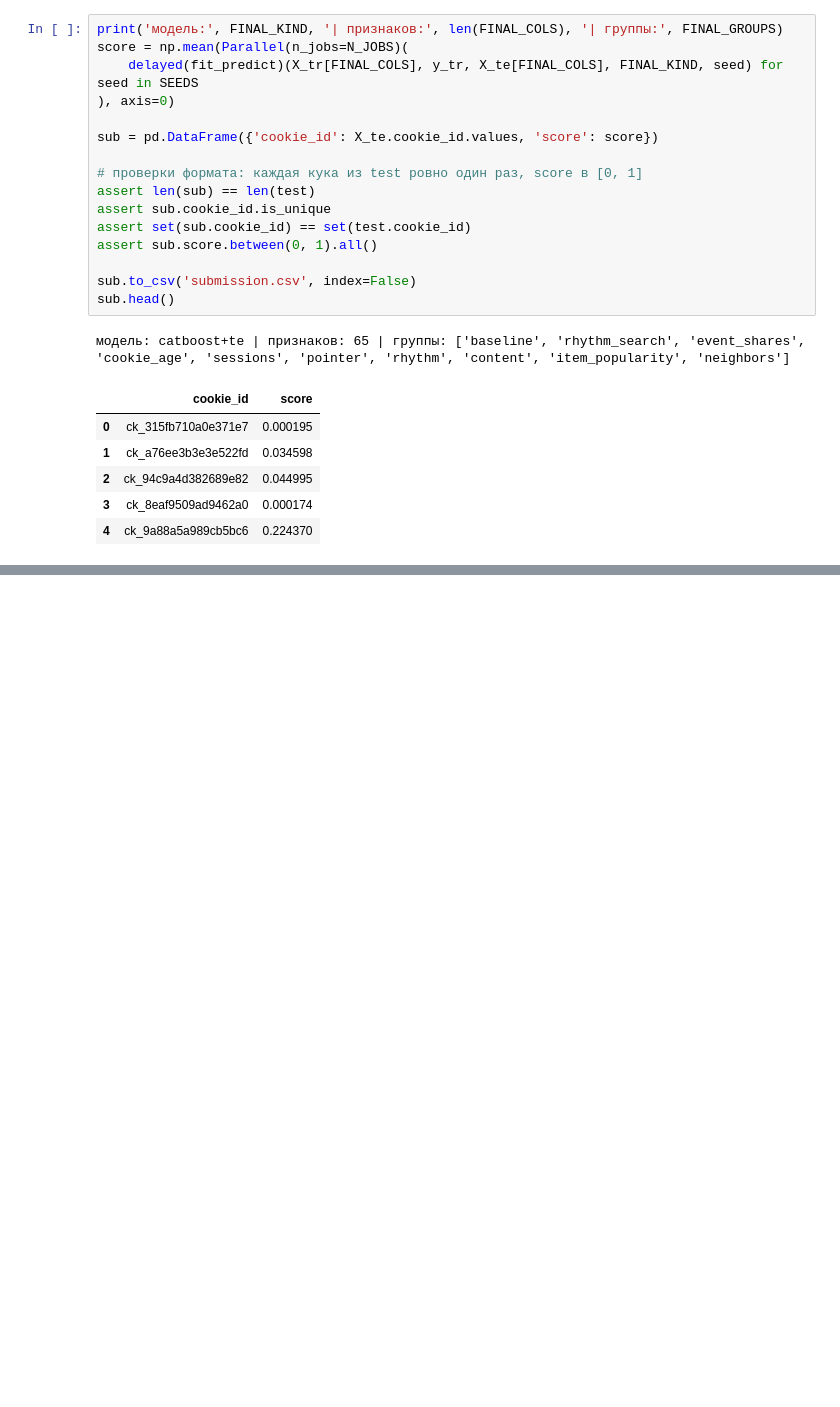
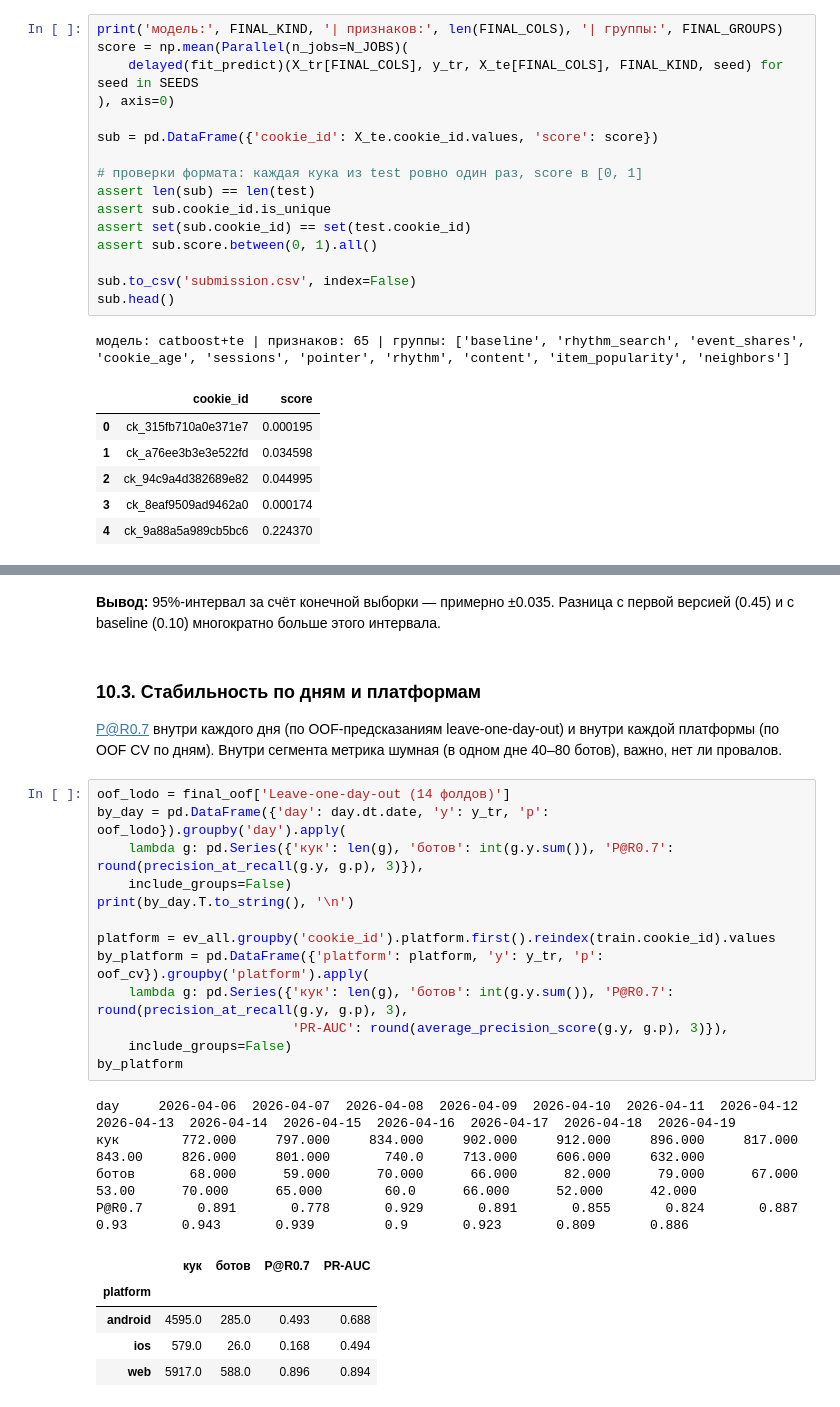
Before and after one commit to xloned/avito-bot-detection-challenge, a Jupyter notebook: solution.ipynb, the cells around one changed output, grey strips where cells are left out. Drawn from its saved outputs; the diff is of its cells as text; blank space fills up the shorter version.

```diff
--- a/solution.ipynb
+++ b/solution.ipynb
@@ -1181,0 +1276,29 @@ sub.head()
+# %% [markdown]
+**Вывод:** 95%-интервал за счёт конечной выборки — примерно ±0.035. Разница с первой версией (0.45) и с baseline (0.10) многократно больше этого интервала.
+# %% [markdown]
+### 10.3. Стабильность по дням и платформам
+
+P@R0.7 внутри каждого дня (по OOF-предсказаниям leave-one-day-out) и внутри каждой платформы (по OOF CV по дням). Внутри сегмента метрика шумная (в одном дне 40–80 ботов), важно, нет ли провалов.
+# %%
+oof_lodo = final_oof['Leave-one-day-out (14 фолдов)']
+by_day = pd.DataFrame({'day': day.dt.date, 'y': y_tr, 'p': oof_lodo}).groupby('day').apply(
+    lambda g: pd.Series({'кук': len(g), 'ботов': int(g.y.sum()), 'P@R0.7': round(precision_at_recall(g.y, g.p), 3)}),
+    include_groups=False)
+print(by_day.T.to_string(), '\n')
+
+platform = ev_all.groupby('cookie_id').platform.first().reindex(train.cookie_id).values
+by_platform = pd.DataFrame({'platform': platform, 'y': y_tr, 'p': oof_cv}).groupby('platform').apply(
+    lambda g: pd.Series({'кук': len(g), 'ботов': int(g.y.sum()), 'P@R0.7': round(precision_at_recall(g.y, g.p), 3),
+                         'PR-AUC': round(average_precision_score(g.y, g.p), 3)}),
+    include_groups=False)
+by_platform
+# %% [output]
+day     2026-04-06  2026-04-07  2026-04-08  2026-04-09  2026-04-10  2026-04-11  2026-04-12  2026-04-13  2026-04-14  2026-04-15  2026-04-16  2026-04-17  2026-04-18  2026-04-19
+кук        772.000     797.000     834.000     902.000     912.000     896.000     817.000      843.00     826.000     801.000       740.0     713.000     606.000     632.000
+ботов       68.000      59.000      70.000      66.000      82.000      79.000      67.000       53.00      70.000      65.000        60.0      66.000      52.000      42.000
+P@R0.7       0.891       0.778       0.929       0.891       0.855       0.824       0.887        0.93       0.943       0.939         0.9       0.923       0.809       0.886
+|  | кук | ботов | P@R0.7 | PR-AUC |
+| platform |  |  |  |  |
+| android | 4595.0 | 285.0 | 0.493 | 0.688 |
+| ios | 579.0 | 26.0 | 0.168 | 0.494 |
+| web | 5917.0 | 588.0 | 0.896 | 0.894 |
```
Also changed, not shown: parts of 25 cells of this notebook, 1 other file.
